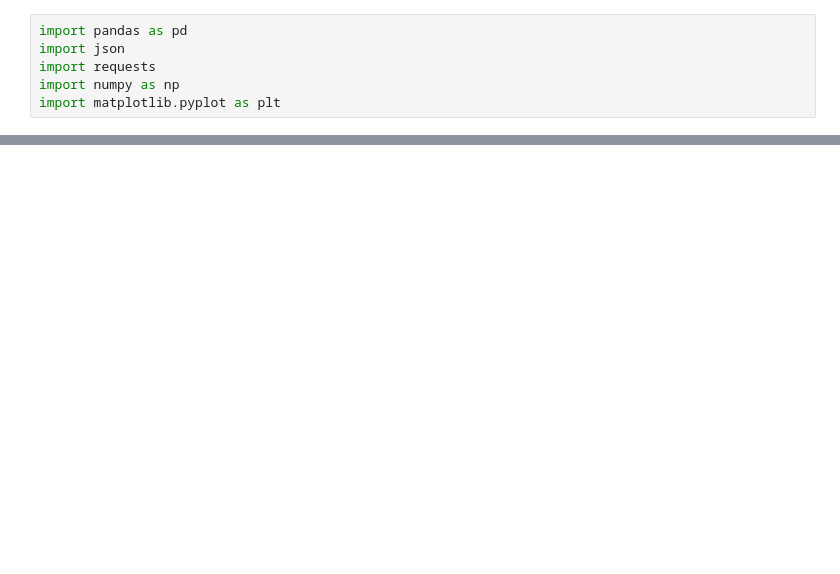
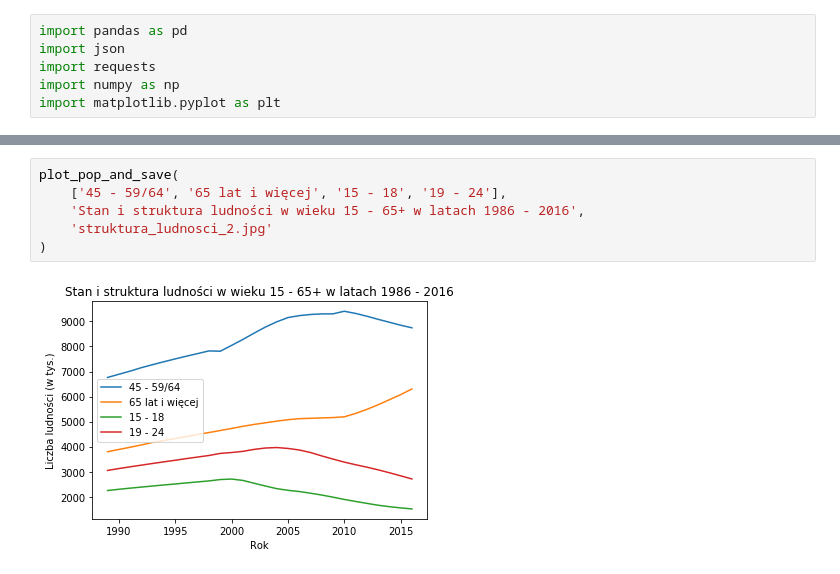
Before and after one commit to marcinsola/CDV_Data_Science, a Jupyter notebook: II/Wstep_do_Big_Data_w_ekonomii/projekt_zaliczeniowy/code.ipynb, the cells around one changed output, grey strips where cells are left out. Saved outputs shown, nothing was run; the diff lists cells and outputs as text; blank space fills up the shorter version.

```diff
--- a/II/Wstep_do_Big_Data_w_ekonomii/projekt_zaliczeniowy/code.ipynb
+++ b/II/Wstep_do_Big_Data_w_ekonomii/projekt_zaliczeniowy/code.ipynb
@@ -132,0 +60,8 @@ ValueError: Unknown projection '3d'
+# %%
+plot_pop_and_save(
+    ['45 - 59/64', '65 lat i więcej', '15 - 18', '19 - 24'],
+    'Stan i struktura ludności w wieku 15 - 65+ w latach 1986 - 2016',
+    'struktura_ludnosci_2.jpg'
+)
+# %% [output]
+[figure, added]
```
Also changed, not shown: parts of 20 cells of this notebook, 22 other files.
